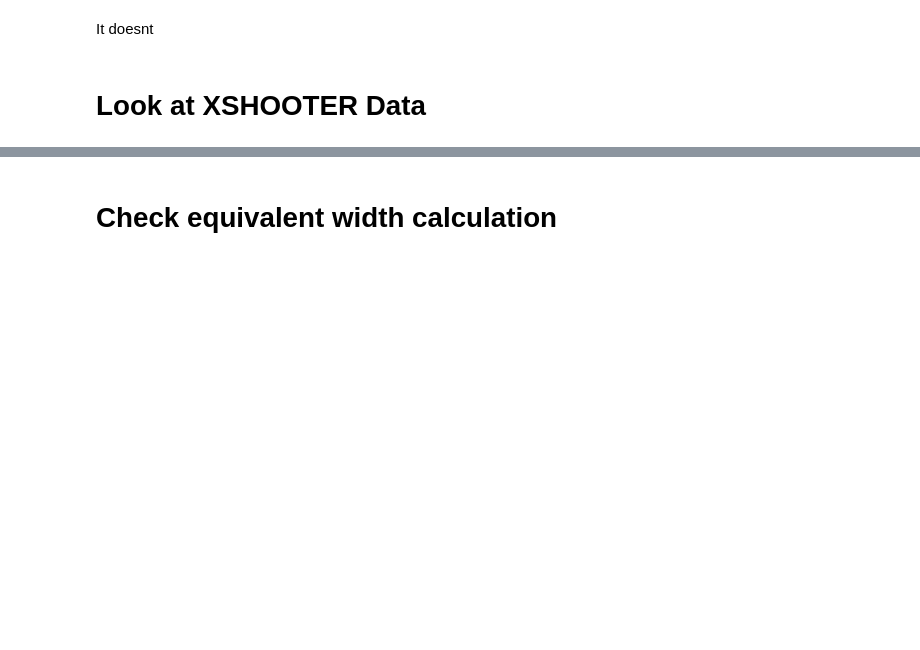
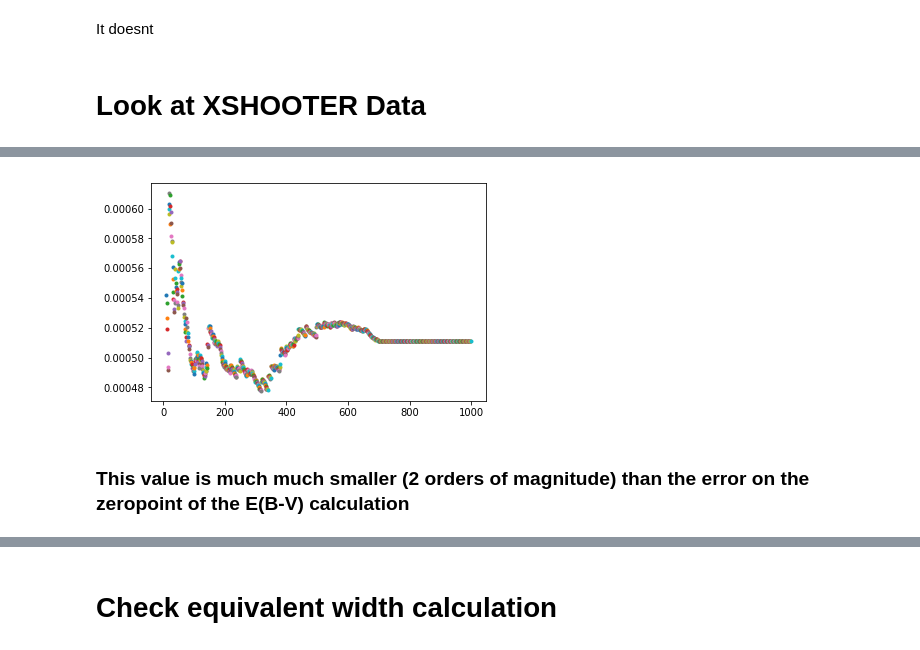
Before and after one commit to abostroem/asassn15oz, a Jupyter notebook: notebooks/Reddening.ipynb, the cells around one changed output, grey strips where cells are left out. Saved outputs shown, nothing was run; the diff lists cells and outputs as text; code cells hidden in the pictures; blank space fills up the shorter version.

```diff
--- a/notebooks/Reddening.ipynb
+++ b/notebooks/Reddening.ipynb
@@ -132,0 +180,7 @@ E(B-V) for d1 using Poznanski 2012 = 0.11949927034795603
+# %%
+for n in range(10, 1000):
+    plt.plot(n, np.std(ew_arr_d1[:n]), '.')
+# %% [output]
+[figure, added]
+# %% [markdown]
+### This value is much much smaller (2 orders of magnitude) than the error on the zeropoint of the E(B-V) calculation
```
Also changed, not shown: parts of 16 cells of this notebook, 39 other files.
